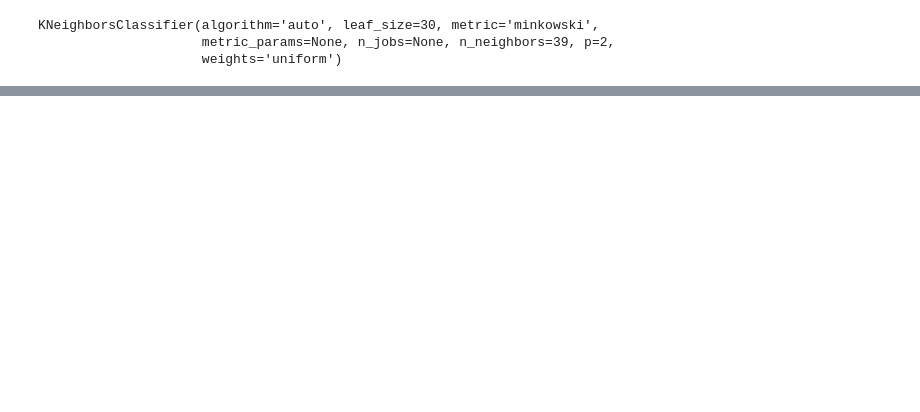
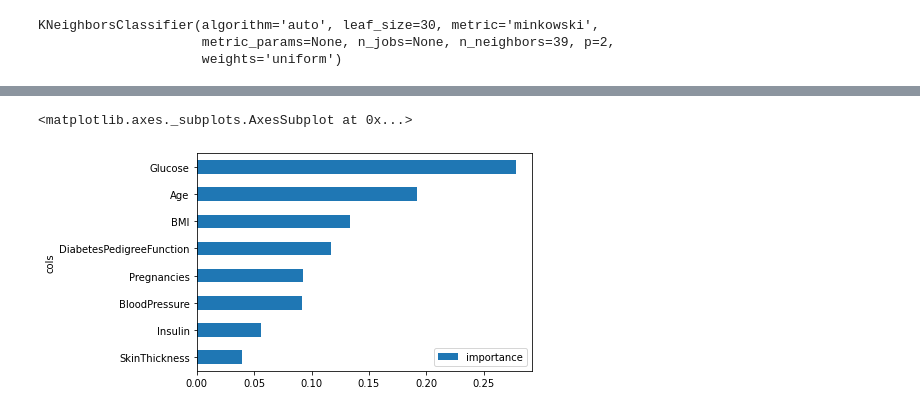
Before and after one commit to taqiyyaghazi/diabetes-prediction-with-machine-learning, a Jupyter notebook: diabetes_classification.ipynb, the cells around one changed output, grey strips where cells are left out. Cells and saved outputs as stored; diff of their text form; code cells hidden in the pictures; blank space fills up the shorter version.

```diff
--- a/diabetes_classification.ipynb
+++ b/diabetes_classification.ipynb
@@ -427,0 +548,8 @@ model2 = RandomForestClassifier
+# %%
+df_imp = pd.DataFrame({'cols':cols,'importance':model2.feature_importances_})
+df_imp = df_imp.set_index('cols')
+# %%
+df_imp.sort_values('importance').plot(kind = 'barh')
+# %% [output]
+<matplotlib.axes._subplots.AxesSubplot at 0x...>
+[figure, added]
```
Also changed, not shown: parts of 39 cells of this notebook.
